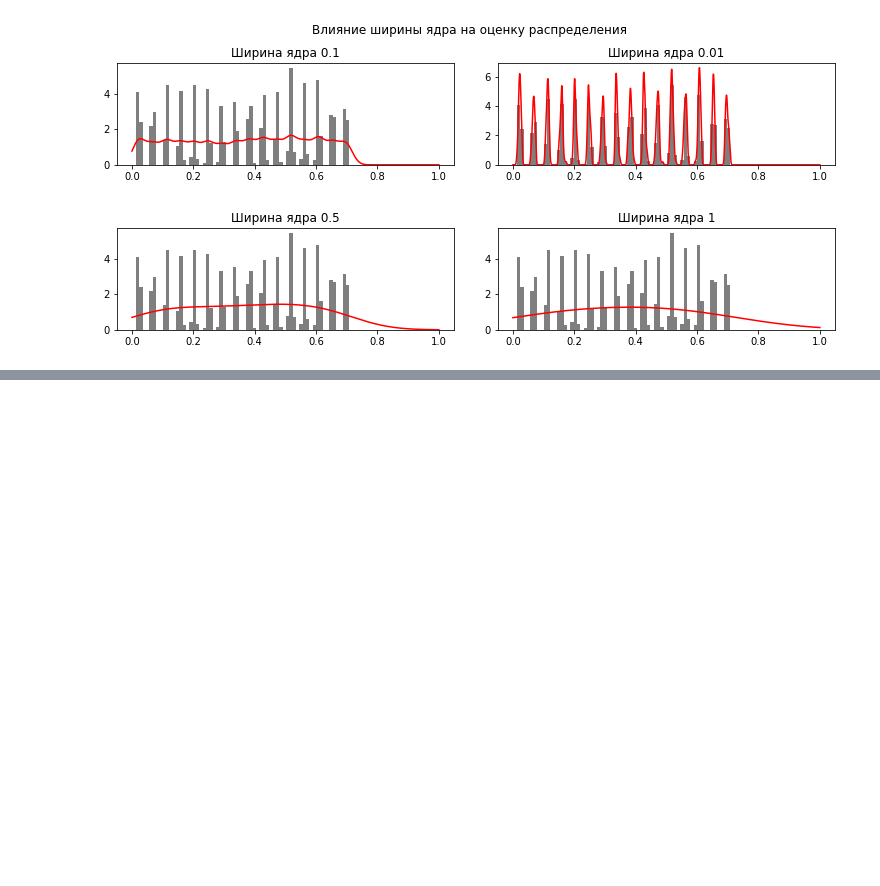
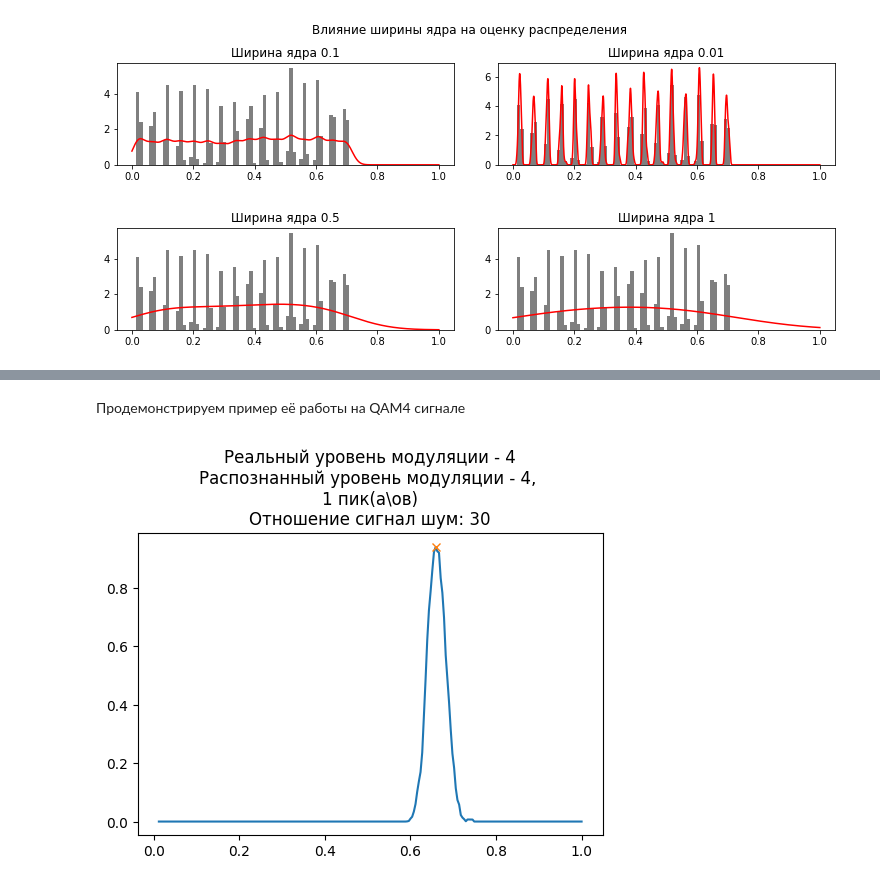
Before and after one commit to vladseve7n/Master_thesis, a Jupyter notebook: MT_2_distribution_alg.ipynb, the cells around one changed output, grey strips where cells are left out. Saved outputs shown, nothing was run; the diff lists cells and outputs as text; code cells hidden in the pictures; blank space fills up the shorter version.

```diff
--- a/MT_2_distribution_alg.ipynb
+++ b/MT_2_distribution_alg.ipynb
@@ -621,0 +751,2 @@ plt.show()
+# %% [markdown]
+Продемонстрируем пример её работы на QAM4 сигнале
@@ -621,0 +781,35 @@ plt.show()
+# %%
+# Создание массива со значениями функции яд. оценки
+derivation = np.array(density_1(x))
+# Нормировка значений функции ядерной оценки
+derivation = derivation/max(derivation)
+# Небольшое сглаживание с помощью окна - 4, фильтром скользящего среднего
+derivation = pd.Series(derivation).rolling(window=4).mean().values
+# Массив с Х-ми
+x_values = np.array(x)
+# минимальное расстояние между пиками
+distance =  int((len(x)*0.707/16)/2)
+
+# prominence - параметр видимости пика
+maxima = np.array(find_peaks(derivation,
+                             distance=distance,
+                             prominence=(0.08, 1)))
+
+maxima = maxima[0]
+# %%
+# Функция для округления полученного уровня модуляции к ближайшему
+def return_closest(n):
+  return min([4, 16, 64, 256, 1024], key=lambda x:abs(x-n))
+# %%
+answer = return_closest(len(maxima)*4*len(maxima))
+# %%
+plt.figure(dpi=100)
+plt.plot(x_values, derivation)
+plt.plot(x_values[maxima], derivation[maxima], "x")
+plt.title(f'''Реальный уровень модуляции - {M}
+Распознанный уровень модуляции - {answer},
+{len(maxima)} пик(а\ов)
+Отношение сигнал шум: {SNR}''')
+plt.show()
+# %% [output]
+[figure, added]
```
Also changed, not shown: parts of 30 cells of this notebook.
